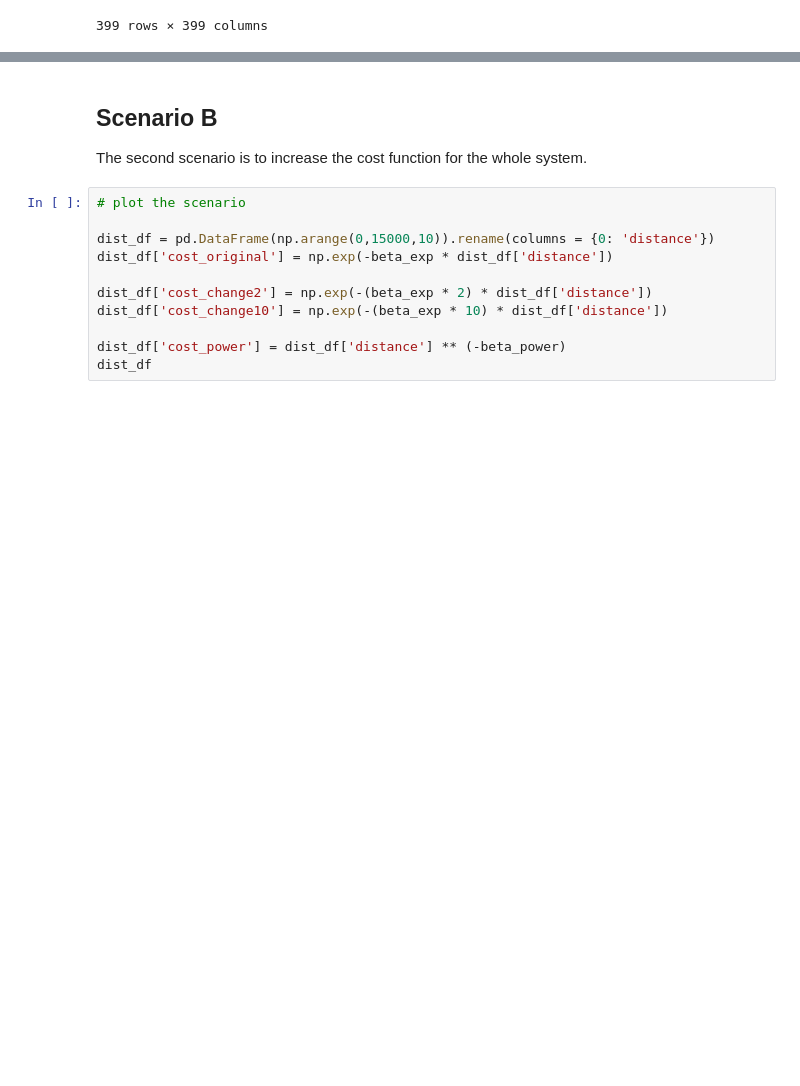
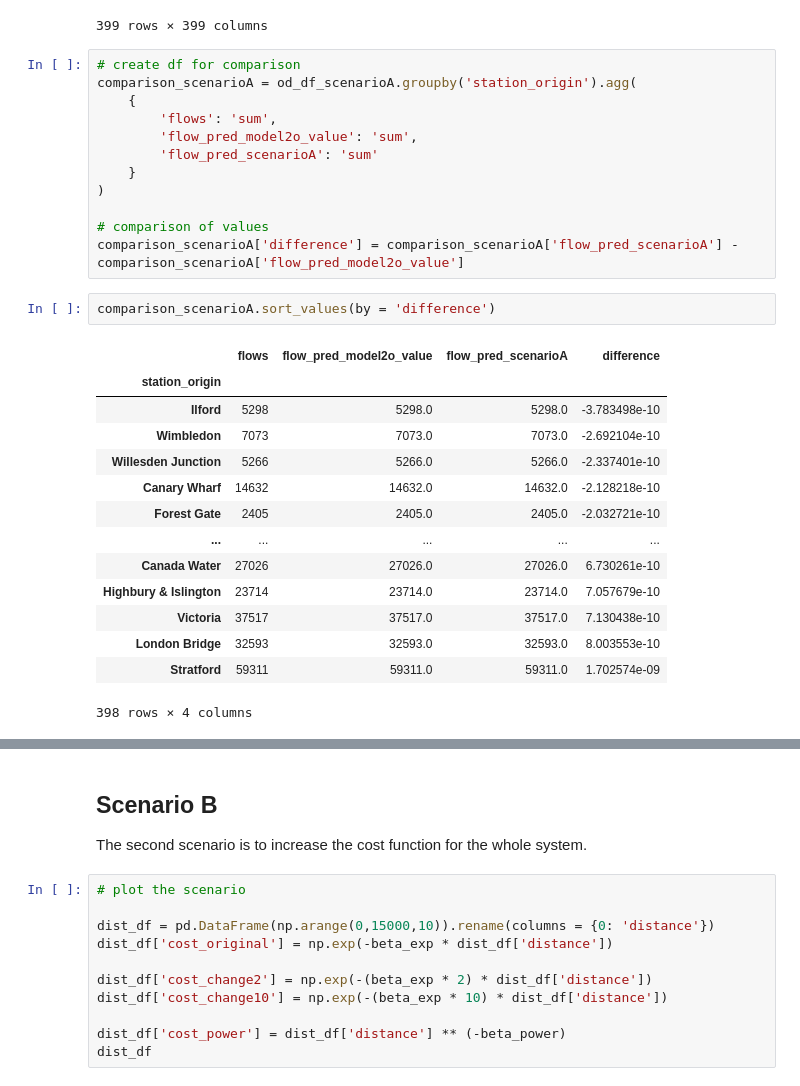
Before and after one commit to sokimura39/Urban_Simulation_Report, a Jupyter notebook: 02_spatial_interaction.ipynb, the cells around one changed output, grey strips where cells are left out. Drawn from its saved outputs; the diff is of its cells as text; blank space fills up the shorter version.

```diff
--- a/02_spatial_interaction.ipynb
+++ b/02_spatial_interaction.ipynb
@@ -836,3 +797,32 @@ od_df_scenarioA.pivot_table(values = 'flow_pred_model2o_value', index = 'station
 | Woolwich Arsenal | 33.648986 | NaN | NaN | NaN | NaN | 36.026496 | NaN | ... |
 | All | 392.352081 | 357.473900 | 2166.673827 | 8547.867617 | 9493.826683 | 539.231094 | 625.743229 | ... |
 399 rows × 399 columns
+# %%
+# create df for comparison
+comparison_scenarioA = od_df_scenarioA.groupby('station_origin').agg(
+    {
+        'flows': 'sum',
+        'flow_pred_model2o_value': 'sum',
+        'flow_pred_scenarioA': 'sum'
+    }
+)
+
+# comparison of values
+comparison_scenarioA['difference'] = comparison_scenarioA['flow_pred_scenarioA'] - comparison_scenarioA['flow_pred_model2o_value']
+# %%
+comparison_scenarioA.sort_values(by = 'difference')
+# %% [output]
+|  | flows | flow_pred_model2o_value | flow_pred_scenarioA | difference |
+| station_origin |  |  |  |  |
+| Ilford | 5298 | 5298.0 | 5298.0 | -3.783498e-10 |
+| Wimbledon | 7073 | 7073.0 | 7073.0 | -2.692104e-10 |
+| Willesden Junction | 5266 | 5266.0 | 5266.0 | -2.337401e-10 |
+| Canary Wharf | 14632 | 14632.0 | 14632.0 | -2.128218e-10 |
+| Forest Gate | 2405 | 2405.0 | 2405.0 | -2.032721e-10 |
+| ... | ... | ... | ... | ... |
+| Canada Water | 27026 | 27026.0 | 27026.0 | 6.730261e-10 |
+| Highbury & Islington | 23714 | 23714.0 | 23714.0 | 7.057679e-10 |
+| Victoria | 37517 | 37517.0 | 37517.0 | 7.130438e-10 |
+| London Bridge | 32593 | 32593.0 | 32593.0 | 8.003553e-10 |
+| Stratford | 59311 | 59311.0 | 59311.0 | 1.702574e-09 |
+398 rows × 4 columns
```
Also changed, not shown: parts of 51 cells of this notebook, 2 other files.
